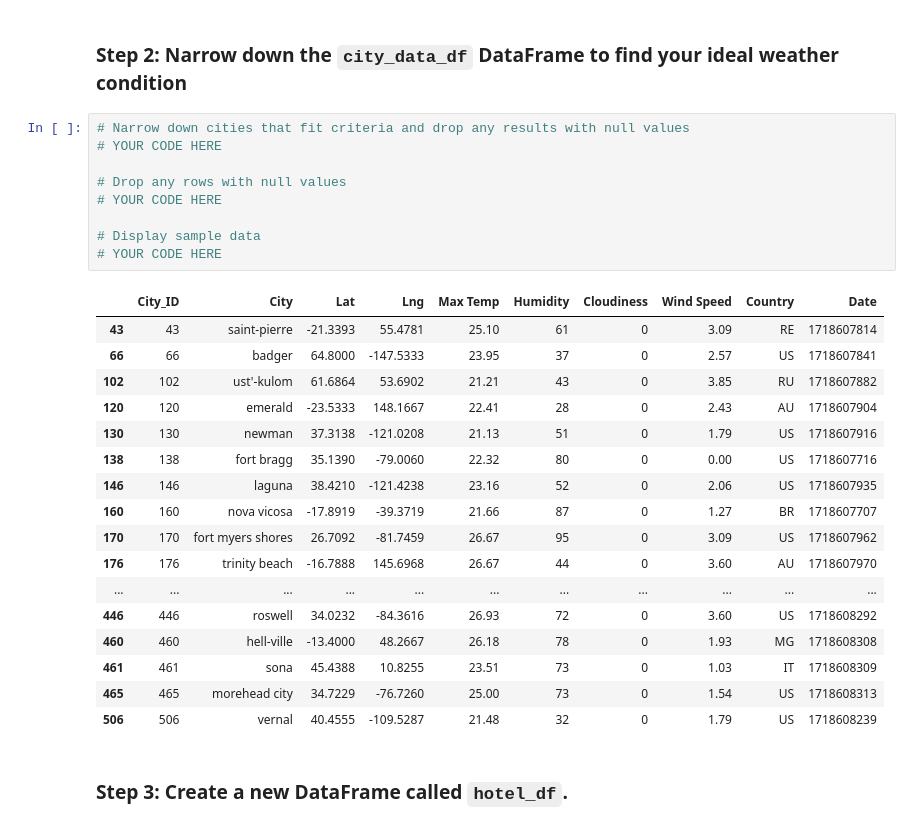
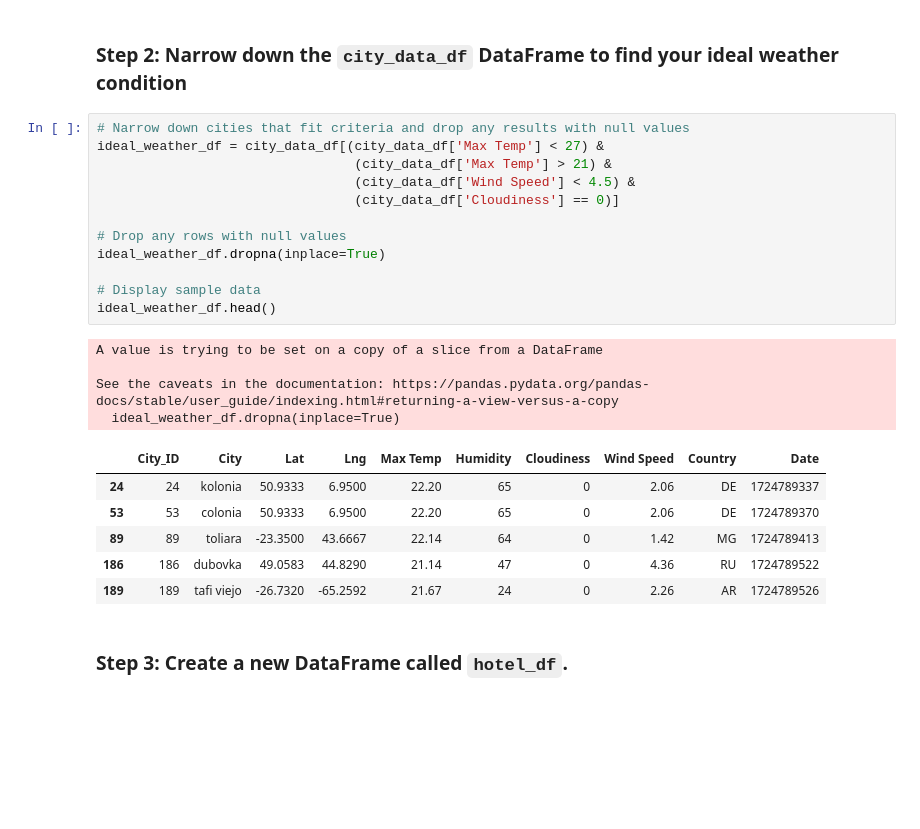
Before and after one commit to jananaum7/python-api-challenge, a Jupyter notebook: WeatherPy/VacationPy.ipynb, the cells around one changed output. Drawn from its saved outputs; the diff is of its cells as text; blank space fills up the shorter version.

```diff
--- a/WeatherPy/VacationPy.ipynb
+++ b/WeatherPy/VacationPy.ipynb
@@ -44,31 +70,27 @@ city_data_df.head()
 ### Step 2: Narrow down the `city_data_df` DataFrame to find your ideal weather condition
 # %%
 # Narrow down cities that fit criteria and drop any results with null values
-# YOUR CODE HERE
+ideal_weather_df = city_data_df[(city_data_df['Max Temp'] < 27) &
+                                 (city_data_df['Max Temp'] > 21) &
+                                 (city_data_df['Wind Speed'] < 4.5) &
+                                 (city_data_df['Cloudiness'] == 0)]
 
 # Drop any rows with null values
-# YOUR CODE HERE
+ideal_weather_df.dropna(inplace=True)
 
 # Display sample data
-# YOUR CODE HERE
+ideal_weather_df.head()
 # %% [output]
+A value is trying to be set on a copy of a slice from a DataFrame
+
+See the caveats in the documentation: https://pandas.pydata.org/pandas-docs/stable/user_guide/indexing.html#returning-a-view-versus-a-copy
+  ideal_weather_df.dropna(inplace=True)
 |  | City_ID | City | Lat | Lng | Max Temp | Humidity | Cloudiness | Wind Speed | Country | Date |
-| 43 | 43 | saint-pierre | -21.3393 | 55.4781 | 25.10 | 61 | 0 | 3.09 | RE | 1718607814 |
-| 66 | 66 | badger | 64.8000 | -147.5333 | 23.95 | 37 | 0 | 2.57 | US | 1718607841 |
-| 102 | 102 | ust'-kulom | 61.6864 | 53.6902 | 21.21 | 43 | 0 | 3.85 | RU | 1718607882 |
-| 120 | 120 | emerald | -23.5333 | 148.1667 | 22.41 | 28 | 0 | 2.43 | AU | 1718607904 |
-| 130 | 130 | newman | 37.3138 | -121.0208 | 21.13 | 51 | 0 | 1.79 | US | 1718607916 |
-| 138 | 138 | fort bragg | 35.1390 | -79.0060 | 22.32 | 80 | 0 | 0.00 | US | 1718607716 |
-| 146 | 146 | laguna | 38.4210 | -121.4238 | 23.16 | 52 | 0 | 2.06 | US | 1718607935 |
-| 160 | 160 | nova vicosa | -17.8919 | -39.3719 | 21.66 | 87 | 0 | 1.27 | BR | 1718607707 |
-| 170 | 170 | fort myers shores | 26.7092 | -81.7459 | 26.67 | 95 | 0 | 3.09 | US | 1718607962 |
-| 176 | 176 | trinity beach | -16.7888 | 145.6968 | 26.67 | 44 | 0 | 3.60 | AU | 1718607970 |
-| ... | ... | ... | ... | ... | ... | ... | ... | ... | ... | ... |
-| 446 | 446 | roswell | 34.0232 | -84.3616 | 26.93 | 72 | 0 | 3.60 | US | 1718608292 |
-| 460 | 460 | hell-ville | -13.4000 | 48.2667 | 26.18 | 78 | 0 | 1.93 | MG | 1718608308 |
-| 461 | 461 | sona | 45.4388 | 10.8255 | 23.51 | 73 | 0 | 1.03 | IT | 1718608309 |
-| 465 | 465 | morehead city | 34.7229 | -76.7260 | 25.00 | 73 | 0 | 1.54 | US | 1718608313 |
-| 506 | 506 | vernal | 40.4555 | -109.5287 | 21.48 | 32 | 0 | 1.79 | US | 1718608239 |
+| 24 | 24 | kolonia | 50.9333 | 6.9500 | 22.20 | 65 | 0 | 2.06 | DE | 1724789337 |
+| 53 | 53 | colonia | 50.9333 | 6.9500 | 22.20 | 65 | 0 | 2.06 | DE | 1724789370 |
+| 89 | 89 | toliara | -23.3500 | 43.6667 | 22.14 | 64 | 0 | 1.42 | MG | 1724789413 |
+| 186 | 186 | dubovka | 49.0583 | 44.8290 | 21.14 | 47 | 0 | 4.36 | RU | 1724789522 |
+| 189 | 189 | tafi viejo | -26.7320 | -65.2592 | 21.67 | 24 | 0 | 2.26 | AR | 1724789526 |
 # %% [markdown]
 ### Step 3: Create a new DataFrame called `hotel_df`.
 # %%
```
Also changed, not shown: parts of 14 cells of this notebook, 5 other files.
